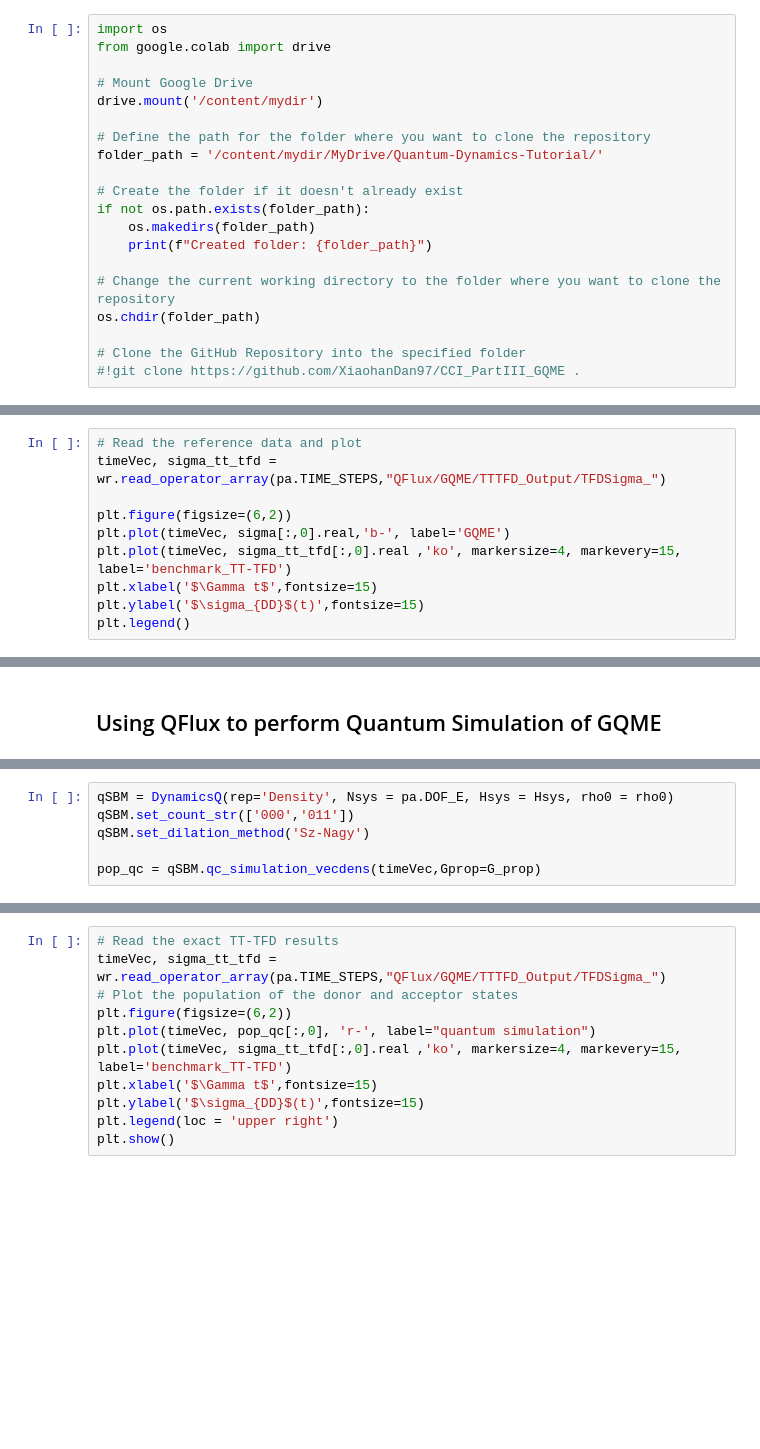
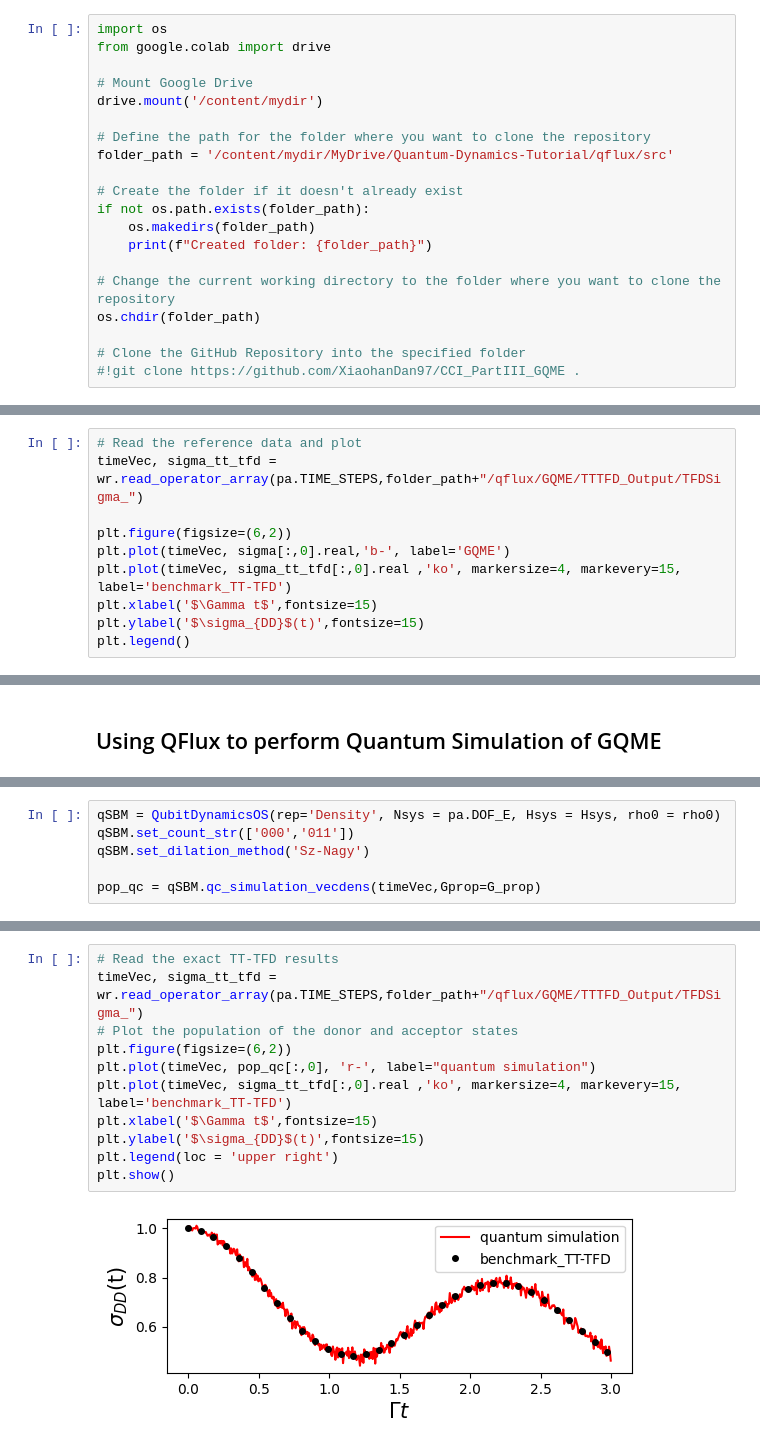
Before and after one commit to batistagroup/qflux, a Jupyter notebook: demos/Part_IV_qflux.ipynb, the cells around one changed output, grey strips where cells are left out. Saved outputs shown, nothing was run; the diff lists cells and outputs as text; blank space fills up the shorter version.

```diff
--- a/demos/Part_IV_qflux.ipynb
+++ b/demos/Part_IV_qflux.ipynb
@@ -10,7 +10,7 @@ from google.colab import drive
 drive.mount('/content/mydir')
 
 # Define the path for the folder where you want to clone the repository
-folder_path = '/content/mydir/MyDrive/Quantum-Dynamics-Tutorial/'
+folder_path = '/content/mydir/MyDrive/Quantum-Dynamics-Tutorial/qflux/src'
 
 # Create the folder if it doesn't already exist
 if not os.path.exists(folder_path):
@@ -233,7 +234,7 @@ sigma = SBM.solve_gqme(kernel, pa.MEM_TIME)
 400
 # %%
 # Read the reference data and plot
-timeVec, sigma_tt_tfd = wr.read_operator_array(pa.TIME_STEPS,"QFlux/GQME/TTTFD_Output/TFDSigma_")
+timeVec, sigma_tt_tfd = wr.read_operator_array(pa.TIME_STEPS,folder_path+"/qflux/GQME/TTTFD_Output/TFDSigma_")
 
 plt.figure(figsize=(6,2))
 plt.plot(timeVec, sigma[:,0].real,'b-', label='GQME')
@@ -286,5 +265,5 @@ from QFlux.Open_Systems.quantum_simulation import DynamicsQ
 # %%
-qSBM = DynamicsQ(rep='Density', Nsys = pa.DOF_E, Hsys = Hsys, rho0 = rho0)
+qSBM = QubitDynamicsOS(rep='Density', Nsys = pa.DOF_E, Hsys = Hsys, rho0 = rho0)
 qSBM.set_count_str(['000','011'])
 qSBM.set_dilation_method('Sz-Nagy')
 
@@ -292,11 +289,13 @@ pop_qc = qSBM.qc_simulation_vecdens(timeVec,Gprop=G_prop)
 # %%
 # Read the exact TT-TFD results
-timeVec, sigma_tt_tfd = wr.read_operator_array(pa.TIME_STEPS,"QFlux/GQME/TTTFD_Output/TFDSigma_")
+timeVec, sigma_tt_tfd = wr.read_operator_array(pa.TIME_STEPS,folder_path+"/qflux/GQME/TTTFD_Output/TFDSigma_")
 # Plot the population of the donor and acceptor states
 plt.figure(figsize=(6,2))
 plt.plot(timeVec, pop_qc[:,0], 'r-', label="quantum simulation")
 plt.plot(timeVec, sigma_tt_tfd[:,0].real ,'ko', markersize=4, markevery=15, label='benchmark_TT-TFD')
 plt.xlabel('$\Gamma t$',fontsize=15)
 plt.ylabel('$\sigma_{DD}$(t)',fontsize=15)
 plt.legend(loc = 'upper right')
 plt.show()
+# %% [output]
+[figure, added]
```
Also changed, not shown: parts of 14 cells of this notebook, 1 other file.
